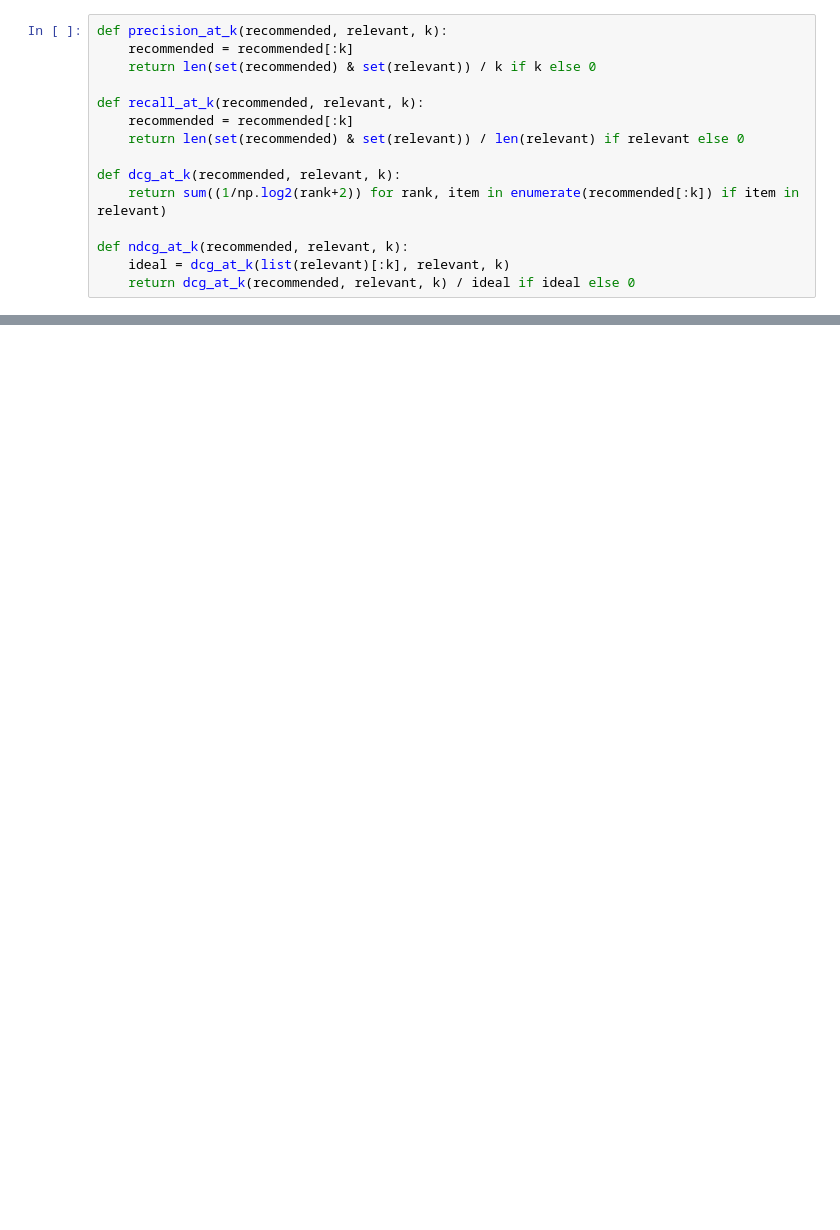
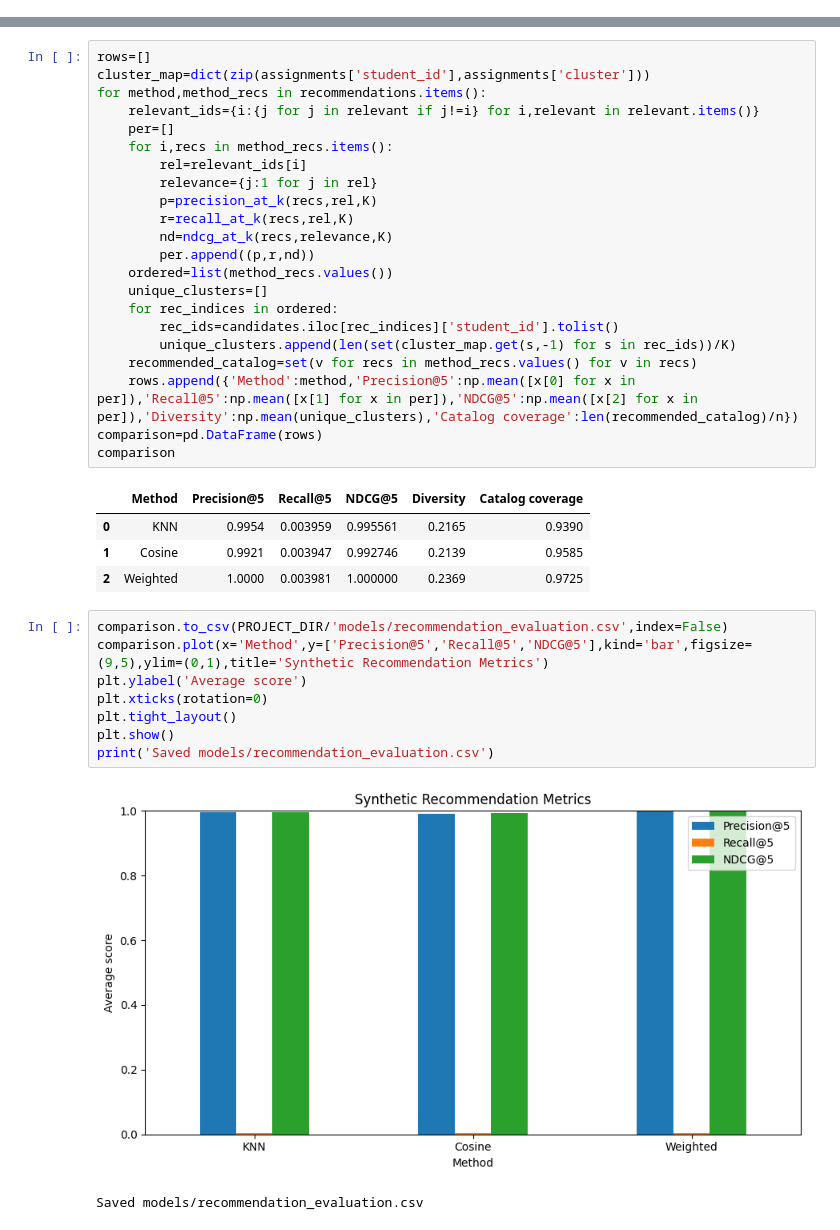
Before and after one commit to ananyaa0518/DormMatch, a Jupyter notebook: notebooks/07_model_evaluation.ipynb, the cells around one changed output, grey strips where cells are left out. Cells and saved outputs as stored; diff of their text form; blank space fills up the shorter version.

```diff
--- a/notebooks/07_model_evaluation.ipynb
+++ b/notebooks/07_model_evaluation.ipynb
@@ -15,15 +0,0 @@ similarity = cosine_similarity(X)
-# %%
-def precision_at_k(recommended, relevant, k):
-    recommended = recommended[:k]
-    return len(set(recommended) & set(relevant)) / k if k else 0
-
-def recall_at_k(recommended, relevant, k):
-    recommended = recommended[:k]
-    return len(set(recommended) & set(relevant)) / len(relevant) if relevant else 0
-
-def dcg_at_k(recommended, relevant, k):
-    return sum((1/np.log2(rank+2)) for rank, item in enumerate(recommended[:k]) if item in relevant)
-
-def ndcg_at_k(recommended, relevant, k):
-    ideal = dcg_at_k(list(relevant)[:k], relevant, k)
-    return dcg_at_k(recommended, relevant, k) / ideal if ideal else 0
@@ -61,0 +125,38 @@ plt.show()
+# %%
+rows=[]
+cluster_map=dict(zip(assignments['student_id'],assignments['cluster']))
+for method,method_recs in recommendations.items():
+    relevant_ids={i:{j for j in relevant if j!=i} for i,relevant in relevant.items()}
+    per=[]
+    for i,recs in method_recs.items():
+        rel=relevant_ids[i]
+        relevance={j:1 for j in rel}
+        p=precision_at_k(recs,rel,K)
+        r=recall_at_k(recs,rel,K)
+        nd=ndcg_at_k(recs,relevance,K)
+        per.append((p,r,nd))
+    ordered=list(method_recs.values())
+    unique_clusters=[]
+    for rec_indices in ordered:
+        rec_ids=candidates.iloc[rec_indices]['student_id'].tolist()
+        unique_clusters.append(len(set(cluster_map.get(s,-1) for s in rec_ids))/K)
+    recommended_catalog=set(v for recs in method_recs.values() for v in recs)
+    rows.append({'Method':method,'Precision@5':np.mean([x[0] for x in per]),'Recall@5':np.mean([x[1] for x in per]),'NDCG@5':np.mean([x[2] for x in per]),'Diversity':np.mean(unique_clusters),'Catalog coverage':len(recommended_catalog)/n})
+comparison=pd.DataFrame(rows)
+comparison
+# %% [output]
+|  | Method | Precision@5 | Recall@5 | NDCG@5 | Diversity | Catalog coverage |
+| 0 | KNN | 0.9954 | 0.003959 | 0.995561 | 0.2165 | 0.9390 |
+| 1 | Cosine | 0.9921 | 0.003947 | 0.992746 | 0.2139 | 0.9585 |
+| 2 | Weighted | 1.0000 | 0.003981 | 1.000000 | 0.2369 | 0.9725 |
+# %%
+comparison.to_csv(PROJECT_DIR/'models/recommendation_evaluation.csv',index=False)
+comparison.plot(x='Method',y=['Precision@5','Recall@5','NDCG@5'],kind='bar',figsize=(9,5),ylim=(0,1),title='Synthetic Recommendation Metrics')
+plt.ylabel('Average score')
+plt.xticks(rotation=0)
+plt.tight_layout()
+plt.show()
+print('Saved models/recommendation_evaluation.csv')
+# %% [output]
+[figure, added]
+Saved models/recommendation_evaluation.csv
```
Also changed, not shown: parts of 17 cells of this notebook, 27 other files.
